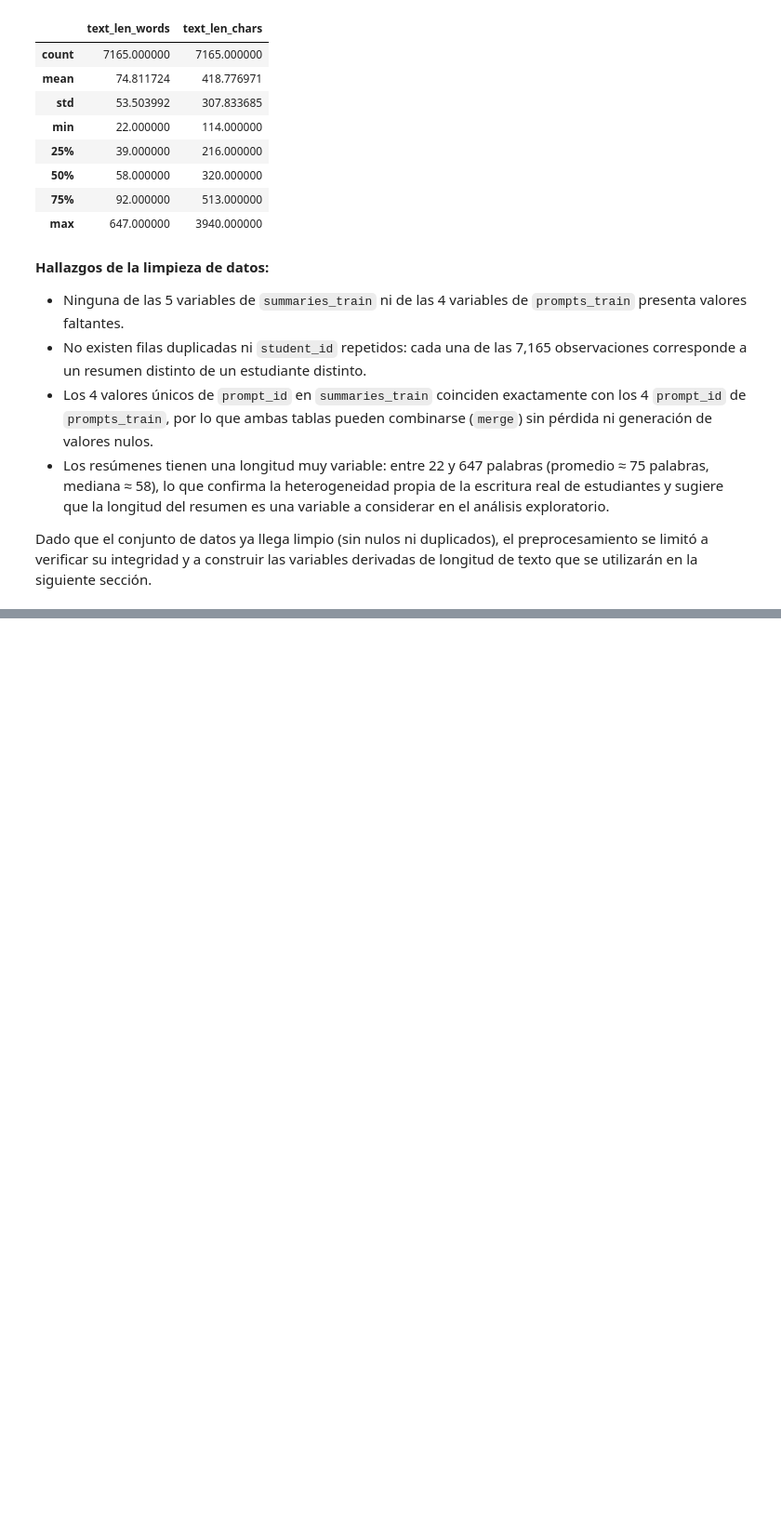
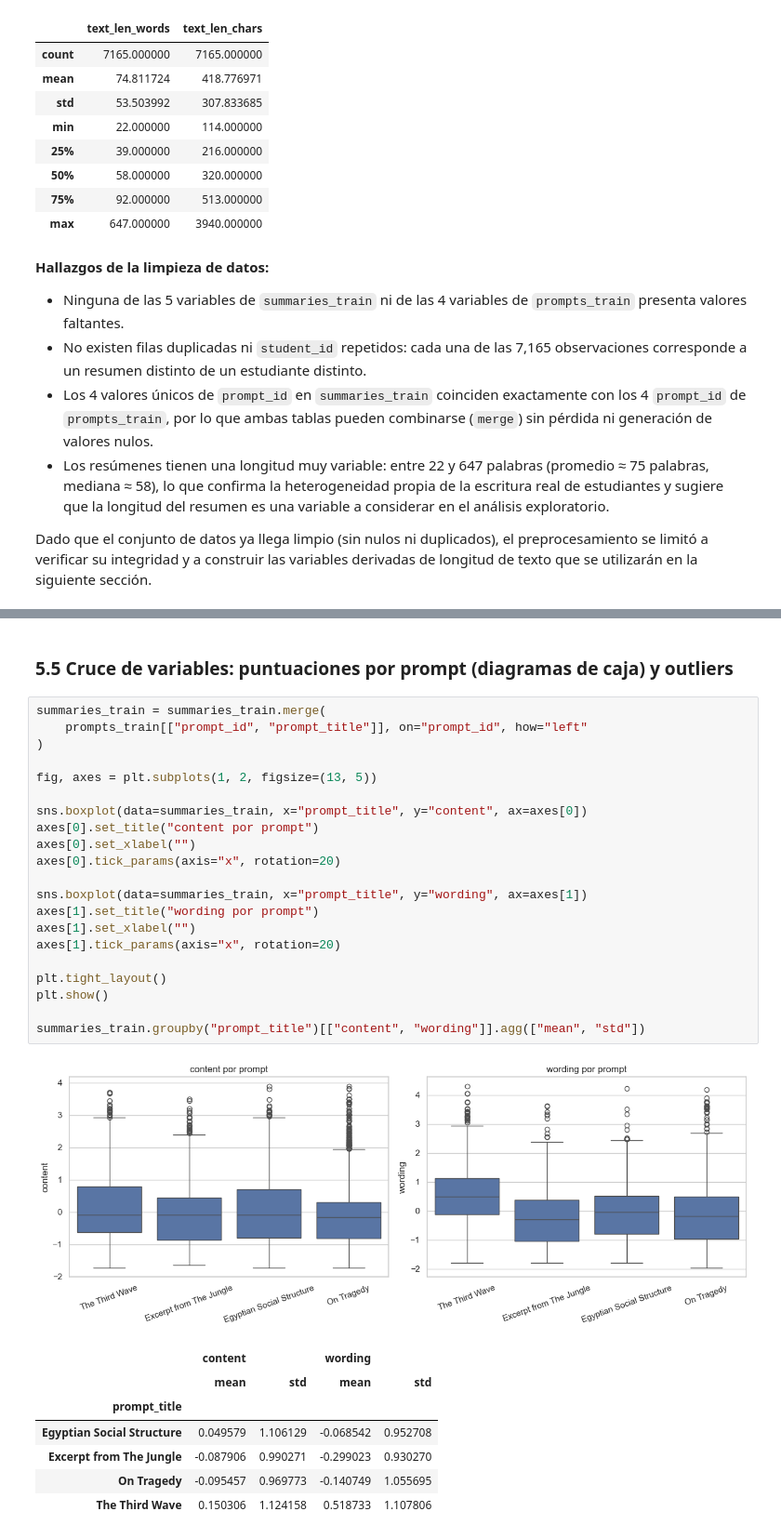
Before and after one commit to hadelacruz/Evaluate-Student-Summaries, a Jupyter notebook: analisis_exploratorio.ipynb, the cells around one changed output, grey strips where cells are left out. Shown at 93% size. Saved outputs shown, nothing was run; the diff lists cells and outputs as text; blank space fills up the shorter version.

```diff
--- a/analisis_exploratorio.ipynb
+++ b/analisis_exploratorio.ipynb
@@ -169,0 +247,32 @@ Dado que el conjunto de datos ya llega limpio (sin nulos ni duplicados), el prep
+# %% [markdown]
+### 5.5 Cruce de variables: puntuaciones por prompt (diagramas de caja) y outliers
+# %%
+summaries_train = summaries_train.merge(
+    prompts_train[["prompt_id", "prompt_title"]], on="prompt_id", how="left"
+)
+
+fig, axes = plt.subplots(1, 2, figsize=(13, 5))
+
+sns.boxplot(data=summaries_train, x="prompt_title", y="content", ax=axes[0])
+axes[0].set_title("content por prompt")
+axes[0].set_xlabel("")
+axes[0].tick_params(axis="x", rotation=20)
+
+sns.boxplot(data=summaries_train, x="prompt_title", y="wording", ax=axes[1])
+axes[1].set_title("wording por prompt")
+axes[1].set_xlabel("")
+axes[1].tick_params(axis="x", rotation=20)
+
+plt.tight_layout()
+plt.show()
+
+summaries_train.groupby("prompt_title")[["content", "wording"]].agg(["mean", "std"])
+# %% [output]
+[figure, added]
+|  | content |  | wording |  |
+|  | mean | std | mean | std |
+| prompt_title |  |  |  |  |
+| Egyptian Social Structure | 0.049579 | 1.106129 | -0.068542 | 0.952708 |
+| Excerpt from The Jungle | -0.087906 | 0.990271 | -0.299023 | 0.930270 |
+| On Tragedy | -0.095457 | 0.969773 | -0.140749 | 1.055695 |
+| The Third Wave | 0.150306 | 1.124158 | 0.518733 | 1.107806 |
```
Also changed, not shown: parts of 18 cells of this notebook.
